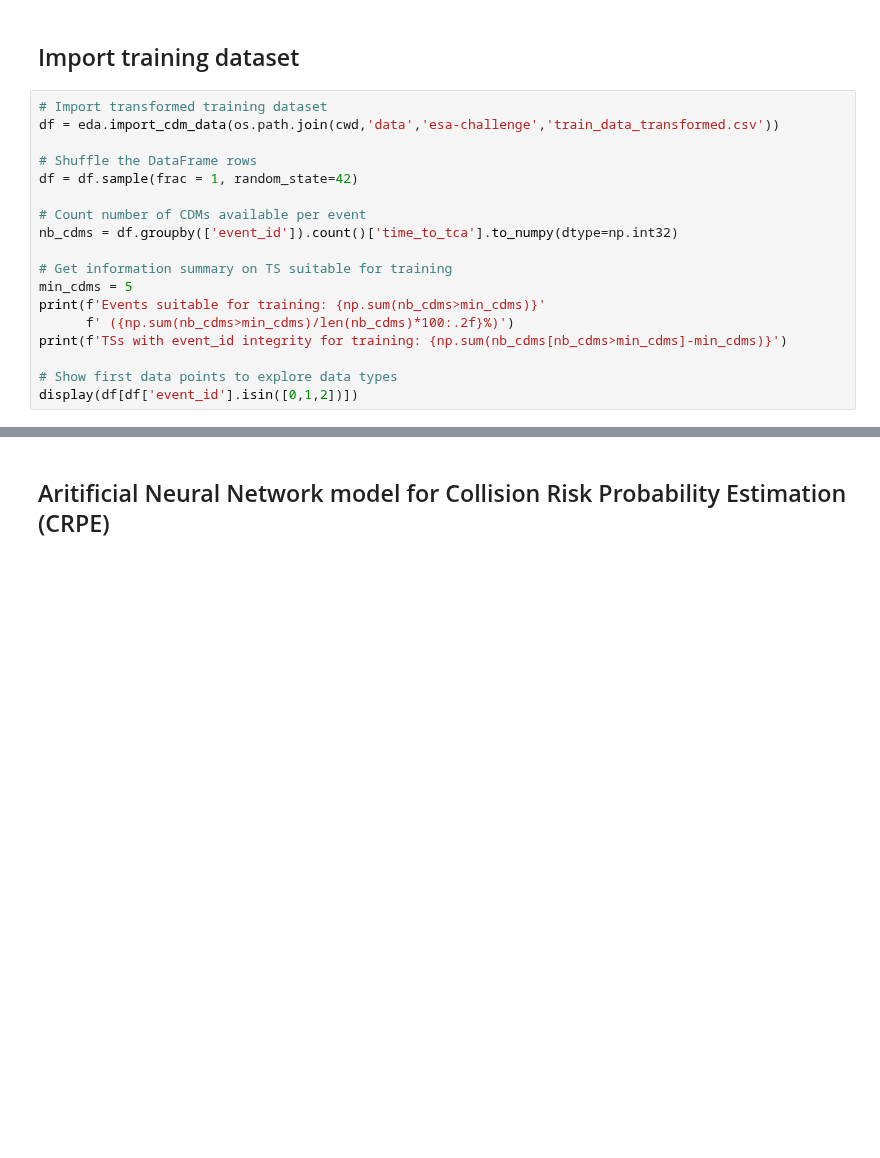
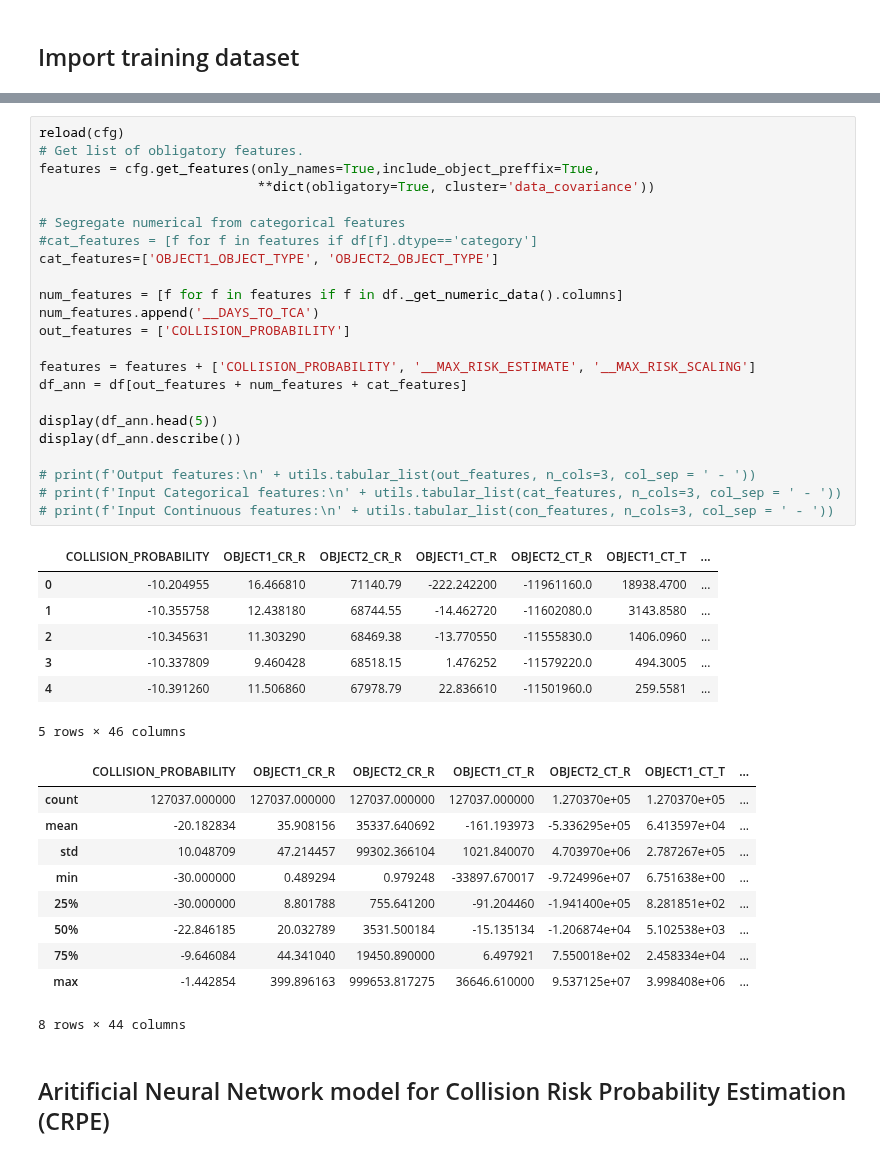
Before and after one commit to JJavierRosales/scapy, a Jupyter notebook: notebooks/ann_risk_probability_estimation.ipynb, the cells around one changed output, grey strips where cells are left out. Drawn from its saved outputs; the diff is of its cells as text; blank space fills up the shorter version.

```diff
--- a/notebooks/ann_risk_probability_estimation.ipynb
+++ b/notebooks/ann_risk_probability_estimation.ipynb
@@ -47,20 +49,2 @@ from scalib import utils, eda, cfg, sdg
 # %% [markdown]
 ## Import training dataset
-# %%
-# Import transformed training dataset
-df = eda.import_cdm_data(os.path.join(cwd,'data','esa-challenge','train_data_transformed.csv'))
-
-# Shuffle the DataFrame rows
-df = df.sample(frac = 1, random_state=42)
-
-# Count number of CDMs available per event
-nb_cdms = df.groupby(['event_id']).count()['time_to_tca'].to_numpy(dtype=np.int32)
-
-# Get information summary on TS suitable for training
-min_cdms = 5
-print(f'Events suitable for training: {np.sum(nb_cdms>min_cdms)}'
-      f' ({np.sum(nb_cdms>min_cdms)/len(nb_cdms)*100:.2f}%)')
-print(f'TSs with event_id integrity for training: {np.sum(nb_cdms[nb_cdms>min_cdms]-min_cdms)}')
-
-# Show first data points to explore data types
-display(df[df['event_id'].isin([0,1,2])])
@@ -87,3 +105,44 @@ TSs with event_id integrity for training: 104099
+# %%
+reload(cfg)
+# Get list of obligatory features.
+features = cfg.get_features(only_names=True,include_object_preffix=True,
+                            **dict(obligatory=True, cluster='data_covariance'))
+
+# Segregate numerical from categorical features
+#cat_features = [f for f in features if df[f].dtype=='category']
+cat_features=['OBJECT1_OBJECT_TYPE', 'OBJECT2_OBJECT_TYPE']
+
+num_features = [f for f in features if f in df._get_numeric_data().columns]
+num_features.append('__DAYS_TO_TCA')
+out_features = ['COLLISION_PROBABILITY']
+
+features = features + ['COLLISION_PROBABILITY', '__MAX_RISK_ESTIMATE', '__MAX_RISK_SCALING']
+df_ann = df[out_features + num_features + cat_features]
+
+display(df_ann.head(5))
+display(df_ann.describe())
+
+# print(f'Output features:\n' + utils.tabular_list(out_features, n_cols=3, col_sep = ' - '))
+# print(f'Input Categorical features:\n' + utils.tabular_list(cat_features, n_cols=3, col_sep = ' - '))
+# print(f'Input Continuous features:\n' + utils.tabular_list(con_features, n_cols=3, col_sep = ' - '))
+# %% [output]
+|  | COLLISION_PROBABILITY | OBJECT1_CR_R | OBJECT2_CR_R | OBJECT1_CT_R | OBJECT2_CT_R | OBJECT1_CT_T | ... |
+| 0 | -10.204955 | 16.466810 | 71140.79 | -222.242200 | -11961160.0 | 18938.4700 | ... |
+| 1 | -10.355758 | 12.438180 | 68744.55 | -14.462720 | -11602080.0 | 3143.8580 | ... |
+| 2 | -10.345631 | 11.303290 | 68469.38 | -13.770550 | -11555830.0 | 1406.0960 | ... |
+| 3 | -10.337809 | 9.460428 | 68518.15 | 1.476252 | -11579220.0 | 494.3005 | ... |
+| 4 | -10.391260 | 11.506860 | 67978.79 | 22.836610 | -11501960.0 | 259.5581 | ... |
+5 rows × 46 columns
+|  | COLLISION_PROBABILITY | OBJECT1_CR_R | OBJECT2_CR_R | OBJECT1_CT_R | OBJECT2_CT_R | OBJECT1_CT_T | ... |
+| count | 127037.000000 | 127037.000000 | 127037.000000 | 127037.000000 | 1.270370e+05 | 1.270370e+05 | ... |
+| mean | -20.182834 | 35.908156 | 35337.640692 | -161.193973 | -5.336295e+05 | 6.413597e+04 | ... |
+| std | 10.048709 | 47.214457 | 99302.366104 | 1021.840070 | 4.703970e+06 | 2.787267e+05 | ... |
+| min | -30.000000 | 0.489294 | 0.979248 | -33897.670017 | -9.724996e+07 | 6.751638e+00 | ... |
+| 25% | -30.000000 | 8.801788 | 755.641200 | -91.204460 | -1.941400e+05 | 8.281851e+02 | ... |
+| 50% | -22.846185 | 20.032789 | 3531.500184 | -15.135134 | -1.206874e+04 | 5.102538e+03 | ... |
+| 75% | -9.646084 | 44.341040 | 19450.890000 | 6.497921 | 7.550018e+02 | 2.458334e+04 | ... |
+| max | -1.442854 | 399.896163 | 999653.817275 | 36646.610000 | 9.537125e+07 | 3.998408e+06 | ... |
+8 rows × 44 columns
 # %% [markdown]
 ## Aritificial Neural Network model for Collision Risk Probability Estimation (CRPE)
 # %% [markdown]
```
Also changed, not shown: parts of 13 cells of this notebook.
